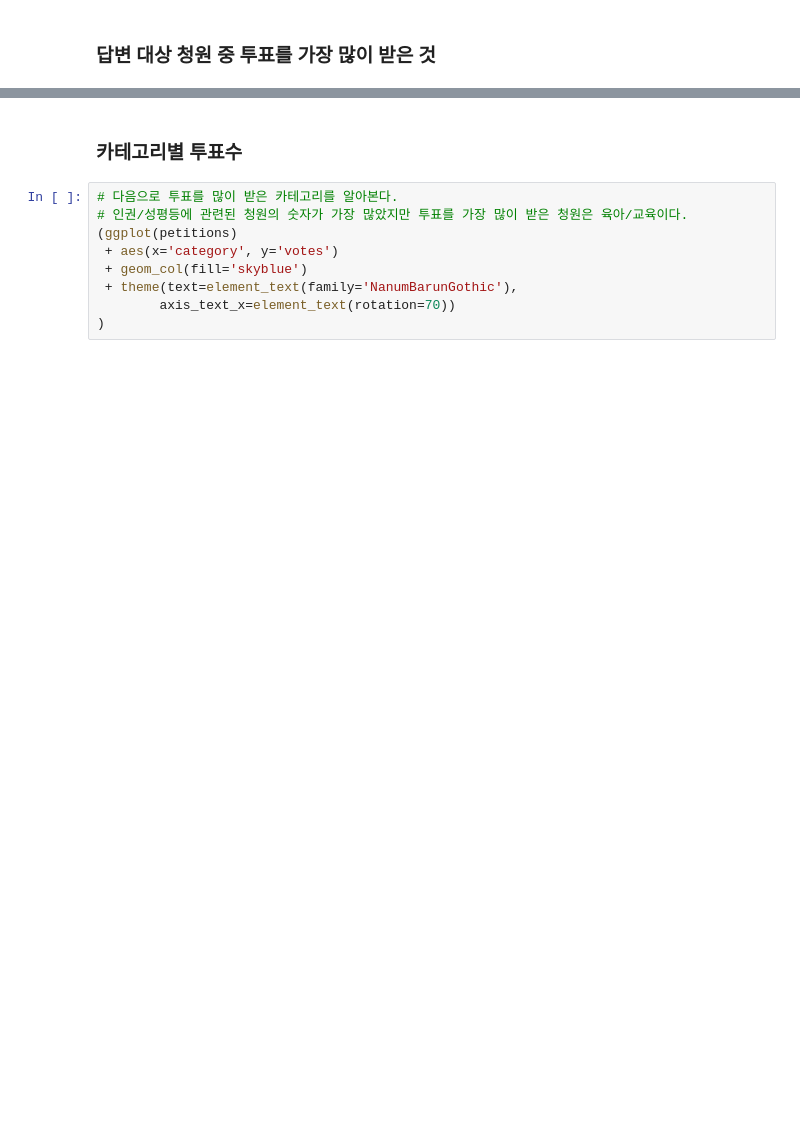
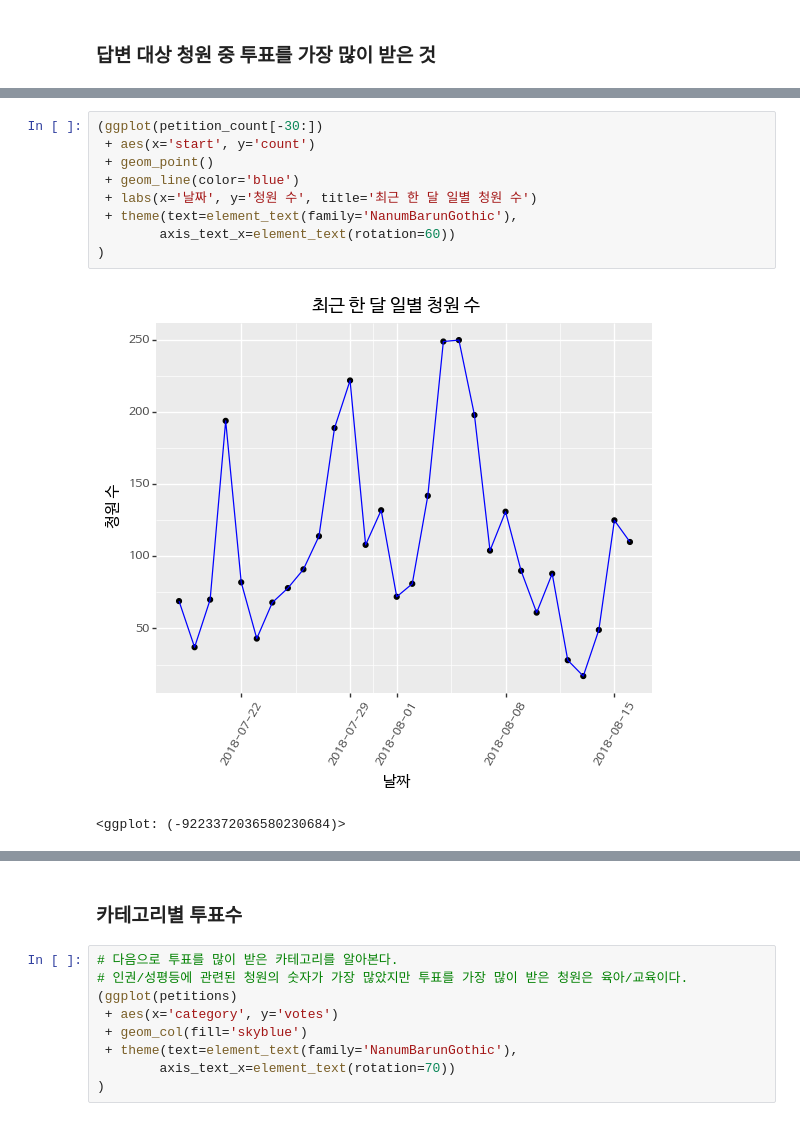
Before and after one commit to corazzon/petitionWrangling, a Jupyter notebook: petition_pandas_plotnine.ipynb, the cells around one changed output, grey strips where cells are left out. Saved outputs shown, nothing was run; the diff lists cells and outputs as text; blank space fills up the shorter version.

```diff
--- a/petition_pandas_plotnine.ipynb
+++ b/petition_pandas_plotnine.ipynb
@@ -417,0 +452,12 @@ answered_df.sort_values('votes', ascending=False).head(5)
+# %%
+(ggplot(petition_count[-30:])
+ + aes(x='start', y='count')
+ + geom_point()
+ + geom_line(color='blue')
+ + labs(x='날짜', y='청원 수', title='최근 한 달 일별 청원 수')
+ + theme(text=element_text(family='NanumBarunGothic'),
+        axis_text_x=element_text(rotation=60))
+)
+# %% [output]
+[figure, added]
+<ggplot: (-9223372036580230684)>
```
Also changed, not shown: parts of 46 cells of this notebook.
